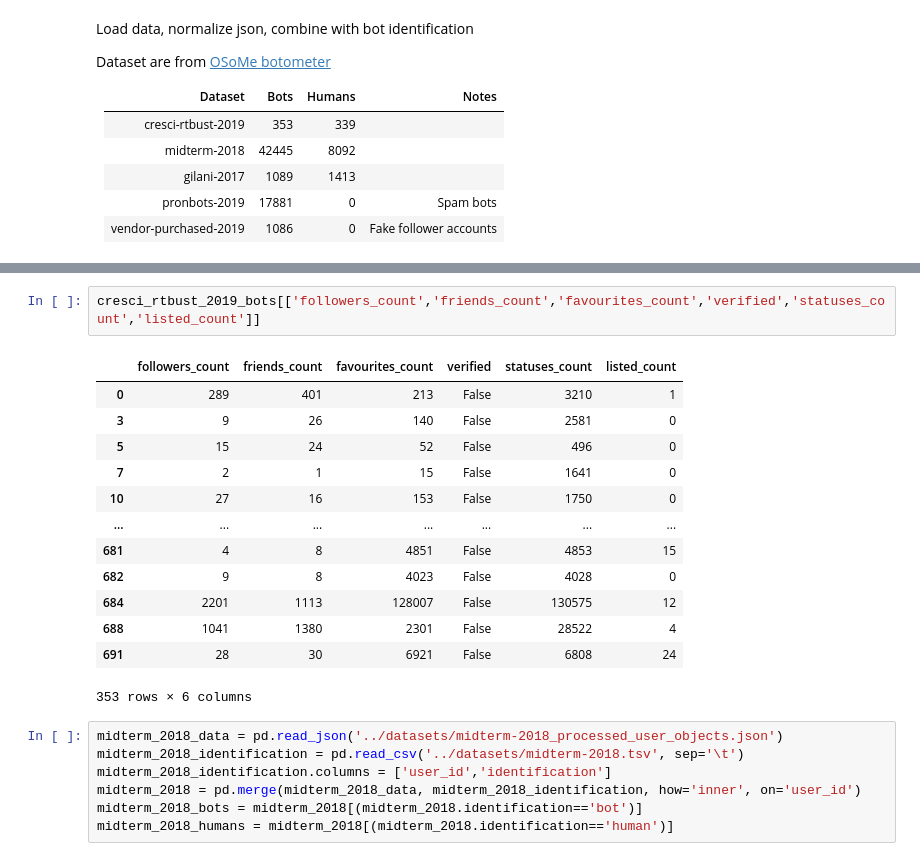
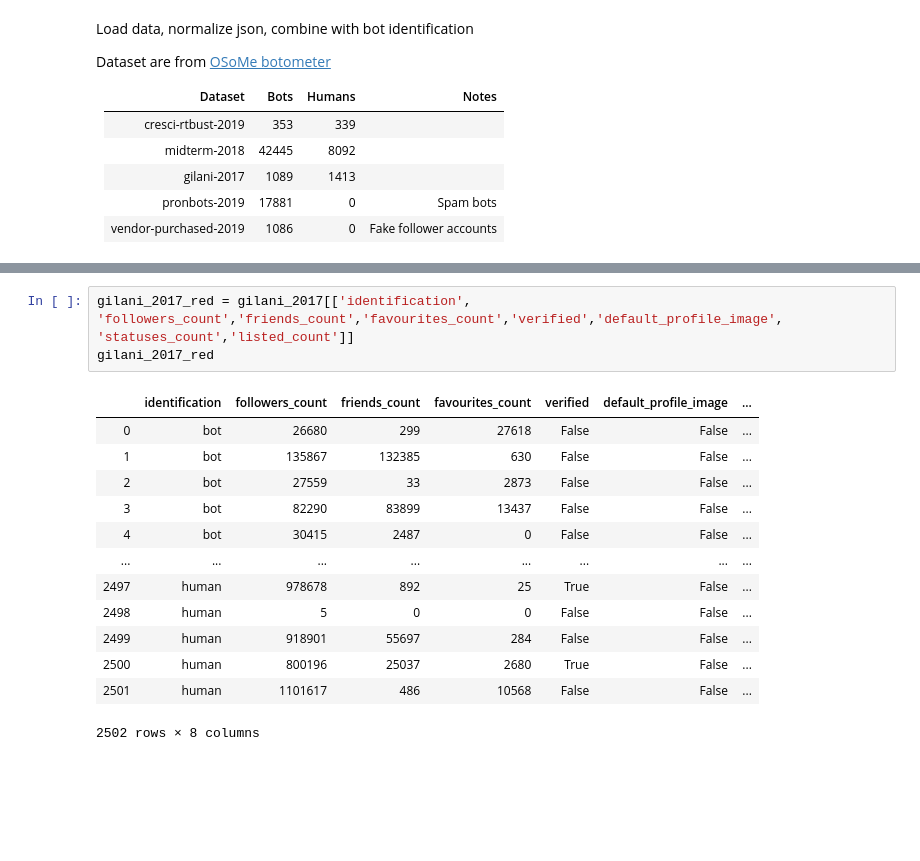
Before and after one commit to sdev00/Twitter-Bots, a Jupyter notebook: source/initialization.ipynb, the cells around one changed output, grey strips where cells are left out. Drawn from its saved outputs; the diff is of its cells as text; blank space fills up the shorter version.

```diff
--- a/source/initialization.ipynb
+++ b/source/initialization.ipynb
@@ -33,24 +138,18 @@ cresci_rtbust_2019_humans = cresci_rtbust_2019[(cresci_rtbust_2019.identificatio
 # %%
-cresci_rtbust_2019_bots[['followers_count','friends_count','favourites_count','verified','statuses_count','listed_count']]
+gilani_2017_red = gilani_2017[['identification', 'followers_count','friends_count','favourites_count','verified','default_profile_image', 'statuses_count','listed_count']]
+gilani_2017_red
 # %% [output]
-|  | followers_count | friends_count | favourites_count | verified | statuses_count | listed_count |
-| 0 | 289 | 401 | 213 | False | 3210 | 1 |
-| 3 | 9 | 26 | 140 | False | 2581 | 0 |
-| 5 | 15 | 24 | 52 | False | 496 | 0 |
-| 7 | 2 | 1 | 15 | False | 1641 | 0 |
-| 10 | 27 | 16 | 153 | False | 1750 | 0 |
-| ... | ... | ... | ... | ... | ... | ... |
-| 681 | 4 | 8 | 4851 | False | 4853 | 15 |
-| 682 | 9 | 8 | 4023 | False | 4028 | 0 |
-| 684 | 2201 | 1113 | 128007 | False | 130575 | 12 |
-| 688 | 1041 | 1380 | 2301 | False | 28522 | 4 |
-| 691 | 28 | 30 | 6921 | False | 6808 | 24 |
+|  | identification | followers_count | friends_count | favourites_count | verified | default_profile_image | ... |
+| 0 | bot | 26680 | 299 | 27618 | False | False | ... |
+| 1 | bot | 135867 | 132385 | 630 | False | False | ... |
+| 2 | bot | 27559 | 33 | 2873 | False | False | ... |
+| 3 | bot | 82290 | 83899 | 13437 | False | False | ... |
+| 4 | bot | 30415 | 2487 | 0 | False | False | ... |
+| ... | ... | ... | ... | ... | ... | ... | ... |
+| 2497 | human | 978678 | 892 | 25 | True | False | ... |
+| 2498 | human | 5 | 0 | 0 | False | False | ... |
+| 2499 | human | 918901 | 55697 | 284 | False | False | ... |
+| 2500 | human | 800196 | 25037 | 2680 | True | False | ... |
+| 2501 | human | 1101617 | 486 | 10568 | False | False | ... |
-353 rows × 6 columns
+2502 rows × 8 columns
-# %%
-midterm_2018_data = pd.read_json('../datasets/midterm-2018_processed_user_objects.json')
-midterm_2018_identification = pd.read_csv('../datasets/midterm-2018.tsv', sep='\t')
-midterm_2018_identification.columns = ['user_id','identification']
-midterm_2018 = pd.merge(midterm_2018_data, midterm_2018_identification, how='inner', on='user_id')
-midterm_2018_bots = midterm_2018[(midterm_2018.identification=='bot')]
-midterm_2018_humans = midterm_2018[(midterm_2018.identification=='human')]
 # %%
```
Also changed, not shown: parts of 12 cells of this notebook.
